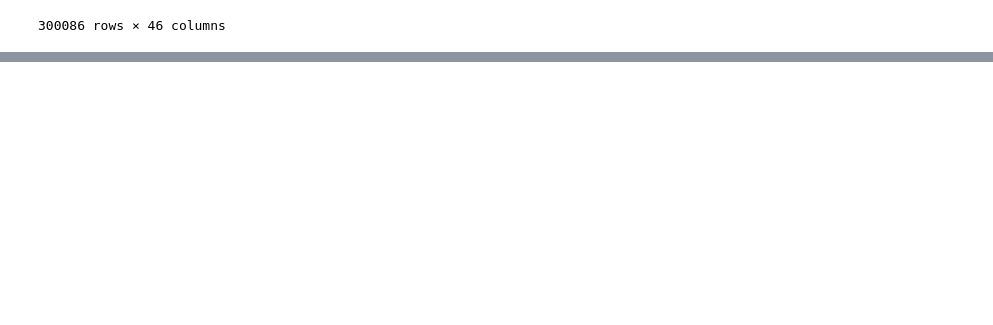
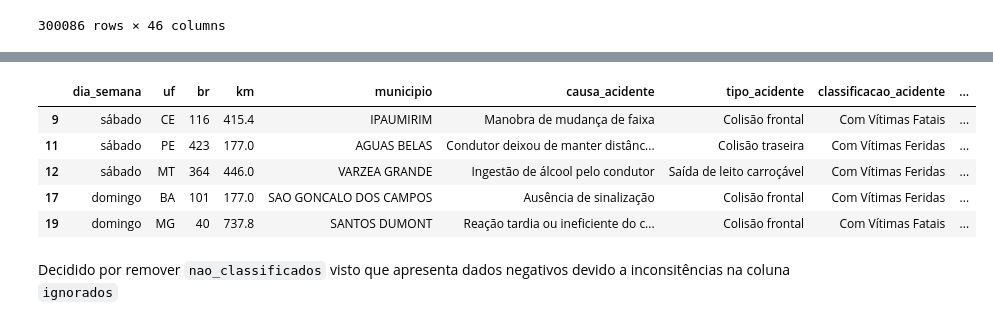
Before and after one commit to ThiagoORuby/prf-analise-sinistros, a Jupyter notebook: labs/00_amostragem_e_preprocessamento.ipynb, the cells around one changed output, grey strips where cells are left out. Drawn from its saved outputs; the diff is of its cells as text; code cells hidden in the pictures; blank space fills up the shorter version.

```diff
--- a/labs/00_amostragem_e_preprocessamento.ipynb
+++ b/labs/00_amostragem_e_preprocessamento.ipynb
@@ -1123,0 +1154,11 @@ df_feat
+# %%
+df_feat[df_feat["nao_classificados"] < 0].head()
+# %% [output]
+|  | dia_semana | uf | br | km | municipio | causa_acidente | tipo_acidente | classificacao_acidente | ... |
+| 9 | sábado | CE | 116 | 415.4 | IPAUMIRIM | Manobra de mudança de faixa | Colisão frontal | Com Vítimas Fatais | ... |
+| 11 | sábado | PE | 423 | 177.0 | AGUAS BELAS | Condutor deixou de manter distânc... | Colisão traseira | Com Vítimas Feridas | ... |
+| 12 | sábado | MT | 364 | 446.0 | VARZEA GRANDE | Ingestão de álcool pelo condutor | Saída de leito carroçável | Com Vítimas Feridas | ... |
+| 17 | domingo | BA | 101 | 177.0 | SAO GONCALO DOS CAMPOS | Ausência de sinalização | Colisão frontal | Com Vítimas Feridas | ... |
+| 19 | domingo | MG | 40 | 737.8 | SANTOS DUMONT | Reação tardia ou ineficiente do c... | Colisão frontal | Com Vítimas Fatais | ... |
+# %% [markdown]
+Decidido por remover `nao_classificados` visto que apresenta dados negativos devido a inconsitências na coluna `ignorados`
```
Also changed, not shown: parts of 8 cells of this notebook, 4 other files.
